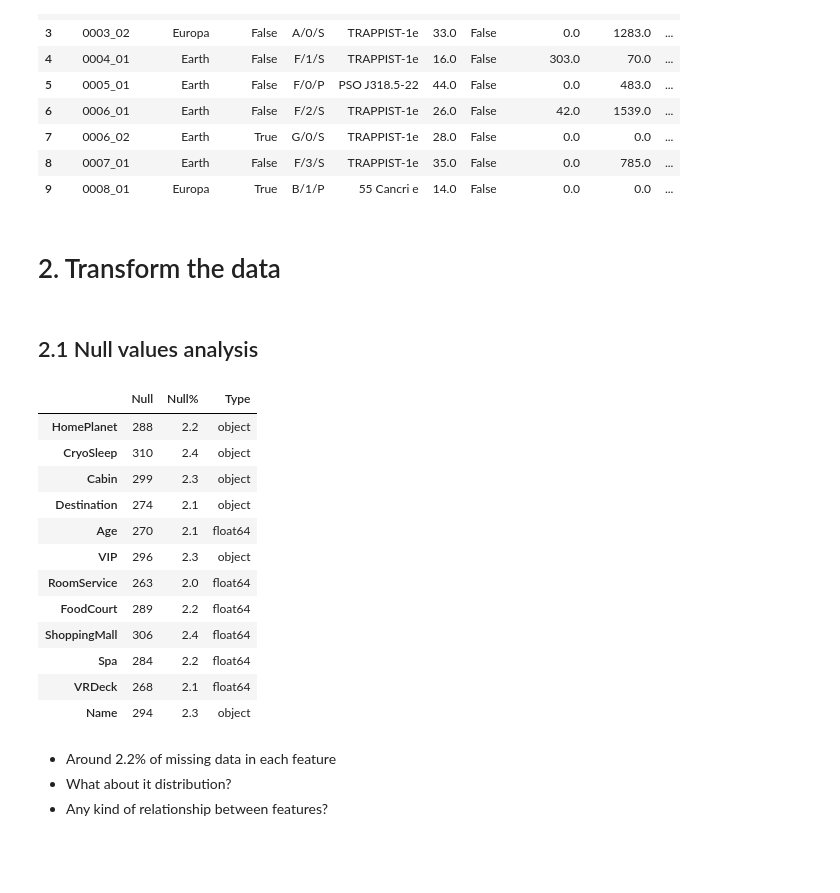
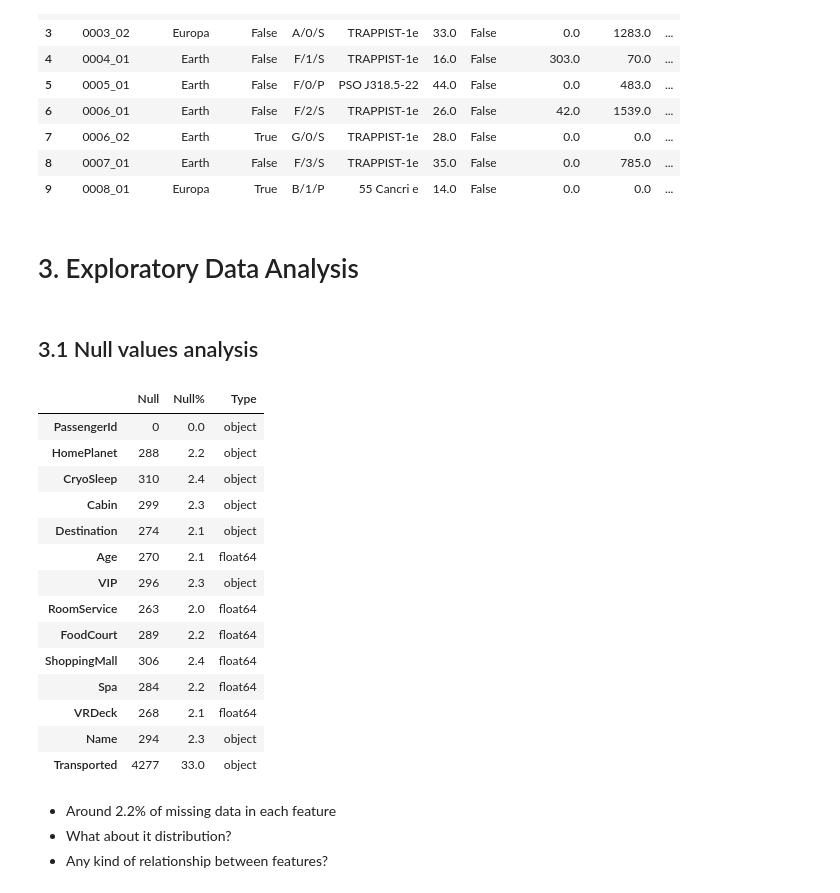
Before and after one commit to JMViJi/Spaceship-Titanic-Kaggle-Competition, a Jupyter notebook: spaceship-titanic.ipynb, the cells around one changed output. Drawn from its saved outputs; the diff is of its cells as text; code cells hidden in the pictures; blank space fills up the shorter version.

```diff
--- a/spaceship-titanic.ipynb
+++ b/spaceship-titanic.ipynb
@@ -88,21 +100,22 @@ X_train.head(10)
 | 7 | 0006_02 | Earth | True | G/0/S | TRAPPIST-1e | 28.0 | False | 0.0 | 0.0 | ... |
 | 8 | 0007_01 | Earth | False | F/3/S | TRAPPIST-1e | 35.0 | False | 0.0 | 785.0 | ... |
 | 9 | 0008_01 | Europa | True | B/1/P | 55 Cancri e | 14.0 | False | 0.0 | 0.0 | ... |
-# %% [markdown]
-# 2. Transform the data
+# %% [markdown]
+# 3. Exploratory Data Analysis
 # %% [markdown]
-## 2.1 Null values analysis
+## 3.1 Null values analysis
 # %%
 # Table with information about null values and type of X_train features
 
 X_null_sum = X_train.isnull().sum() # Number of null values in each feature
 X_nullP = round(X_train.isnull().sum()/X_train.shape[0]*100,1) # Percentage of null values in each feature rounded to 1 decimal
 X_type = X_train.dtypes # Type of each feature
 X_info = pd.concat([X_null_sum, X_nullP, X_type], axis=1) # Concatenate X_null, X_nullP and X_type in one dataframe
 X_info.columns = ['Null', 'Null%', 'Type'] # Rename columns
-X_info[:][1:-1]
+X_info
 # %% [output]
 |  | Null | Null% | Type |
+| PassengerId | 0 | 0.0 | object |
 | HomePlanet | 288 | 2.2 | object |
 | CryoSleep | 310 | 2.4 | object |
 | Cabin | 299 | 2.3 | object |
@@ -115,6 +128,7 @@ X_info[:][1:-1]
 | Spa | 284 | 2.2 | float64 |
 | VRDeck | 268 | 2.1 | float64 |
 | Name | 294 | 2.3 | object |
+| Transported | 4277 | 33.0 | object |
 # %% [markdown]
 - Around 2.2% of missing data in each feature
 - What about it distribution?
```
Also changed, not shown: parts of 106 cells of this notebook, 1 other file.
